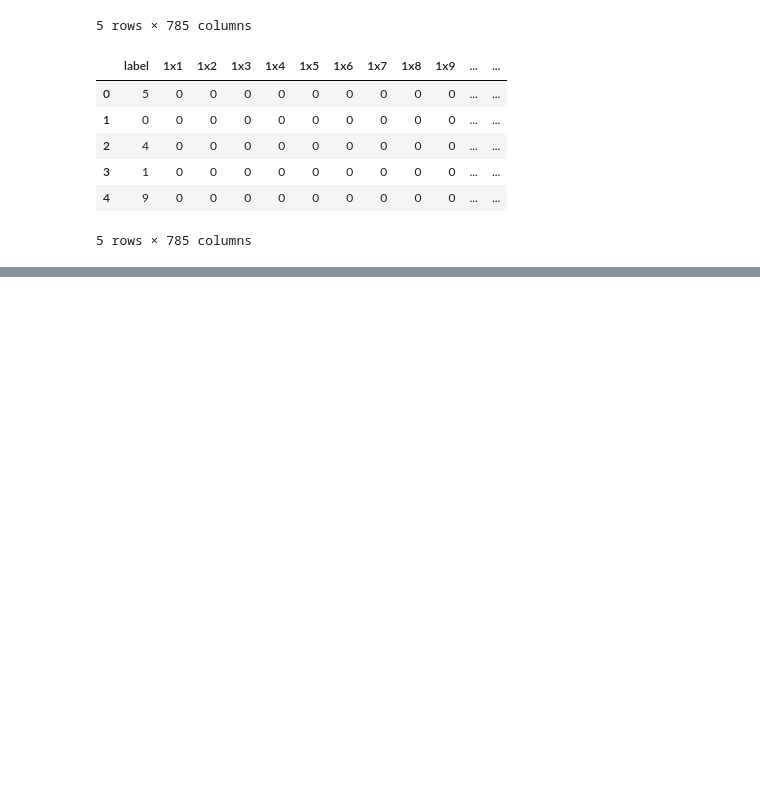
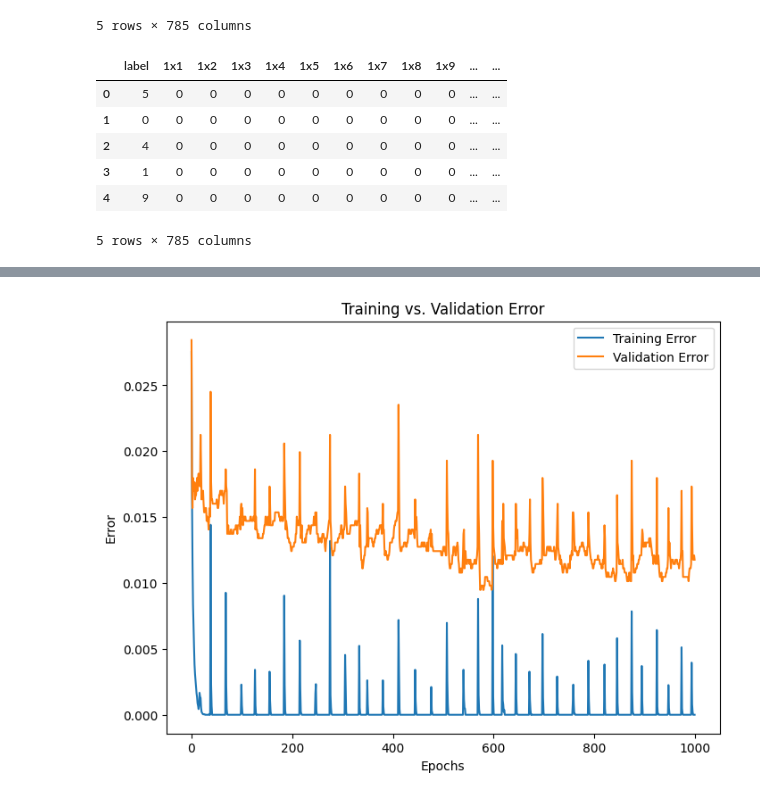
Before and after one commit to krish401/Machine-Learning-CP322, a Jupyter notebook: Assignments/Assignment_3/ANN_Digit_Classifier.ipynb, the cells around one changed output, grey strips where cells are left out. Drawn from its saved outputs; the diff is of its cells as text; code cells hidden in the pictures; blank space fills up the shorter version.

```diff
--- a/Assignments/Assignment_3/ANN_Digit_Classifier.ipynb
+++ b/Assignments/Assignment_3/ANN_Digit_Classifier.ipynb
@@ -35,11 +35,11 @@ X= df.iloc[:,1:].values
 y= df.iloc[:,0].values
 # %%
 # Normalize (optional)
-X = X/255
+X = X/255.0
 # %%
 #Split the training data
 
-X_train, X_Val, Y_train, Y_val = train_test_split(X,y, test_size=.1, random_state=42)
+X_train, X_val, y_train, y_val = train_test_split(X,y, test_size=.1, random_state=42)
 # %%
 # Load the test dataset
 
@@ -55,0 +60,17 @@ df_test.head()
+# %%
+# Standardize (Optional)
+scaler = StandardScaler()
+X_train = scaler.fit_transform(X_train)
+X_val = scaler.transform(X_val)
+X_test = scaler.transform(X_test)
+# %%
+# Training
+mlp = MLPClassifier(hidden_layer_sizes=(16,32), alpha=0.001, batch_size=100, max_iter=1000, random_state=42)
+
+train_errors, val_errors = [],[]
+
+for epoch in range(1,1001):
+    mlp.partial_fit(X_train, y_train, classes=[0,1,2,3,4])
+    train_errors.append(1-accuracy_score(y_train, mlp.predict(X_train)))
+    val_errors.append(1-accuracy_score(y_val, mlp.predict(X_val)))
+    print(train_errors)
@@ -55,0 +95,11 @@ df_test.head()
+# %%
+plt.figure(figsize=(8,6))
+plt.plot(train_errors, label="Training Error")
+plt.plot(val_errors, label="Validation Error")
+plt.xlabel("Epochs")
+plt.ylabel("Error")
+plt.legend()
+plt.title("Training vs. Validation Error")
+plt.show()
+# %% [output]
+[figure, added]
```
Also changed, not shown: parts of 2 cells of this notebook.
